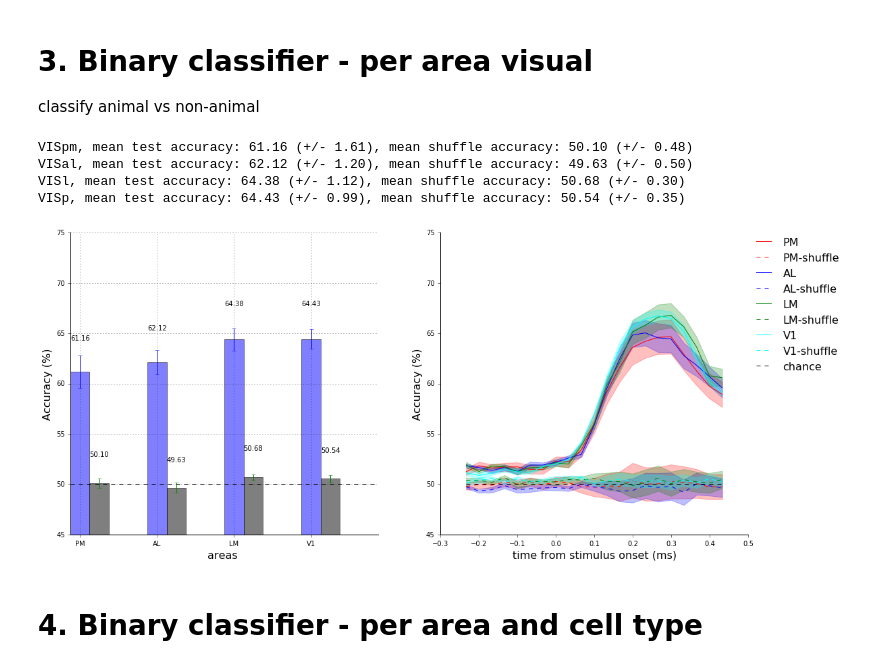
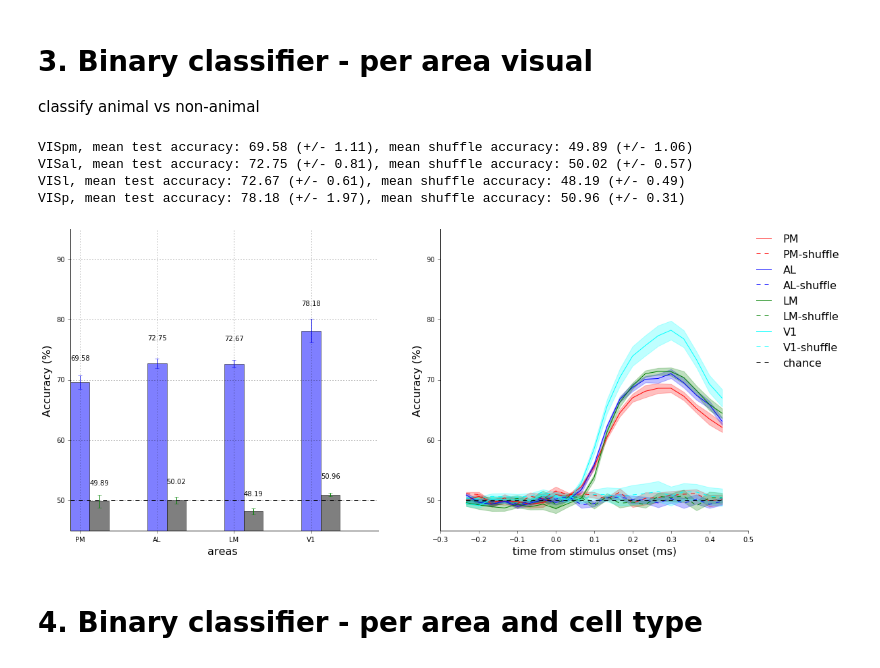
Before and after one commit to kachiO/machine-learning-notebooks, a Jupyter notebook: mouse natural images identity/Natural Scene Categorization.ipynb, the cells around one changed output. Drawn from its saved outputs; the diff is of its cells as text; code cells hidden in the pictures.

```diff
--- a/mouse natural images identity/Natural Scene Categorization.ipynb
+++ b/mouse natural images identity/Natural Scene Categorization.ipynb
@@ -114,11 +112,10 @@ VISp test score: 79.38
 classify animal vs non-animal
 # %%
 areas = [ 'VISpm', 'VISal', 'VISl', 'VISp']
-num_neurons_include = 2100
-niter = 10
+niter = 5
 stim_onset = 7
 stim_frames = 7
-limit_neurons = 1
+limit_neurons = 0
 scale = 1
 add_filename = '_all_neurons'
 
@@ -141,29 +138,30 @@ for aa in range(0,len(areas)):
         y[y==(cc+1)] = categories_values[cc]
     y_shuffle = shuffle(y)
 
-    #select range approximately 200 to 300ms from stimulus onset
-    X_train_range = XT[:,:,stim_onset + 6 :stim_onset + 10]
-    X = np.mean(X_train_range,axis=2) #compute mean
+    num_neurons_include = XT.shape[1]
+    if limit_neurons:
+        num_neurons_include = 2100
+        add_filename = '_2100_neurons'
 
     accuracy_per_iter = list()
     accuracy_per_iter_shuffle = list()
 
     for ii in range(niter):
-        if limit_neurons:
-            inds = np.random.randint(0,num_neurons_include,size=num_neurons_include)
-            X = X[:,inds]
-            XT = XT[:,inds,:]
-            add_filename = '_2100_neurons'
+        inds = np.random.randint(0,num_neurons_include,size=num_neurons_include)
+        thisXT = XT[:,inds,:]
 
         #for cross validation do, 70/30 split.
-        X_train,X_test,y_train,y_test = train_test_split(X,y,test_size=0.3)
-        y_train_shuffle = shuffle(y_train)
-        y_test_shuffle = shuffle(y_test)
+        XT_train,XT_test,y_train,y_test = train_test_split(XT,y,test_size=0.3)
+
+        #select range approximately 200 to 300ms from stimulus onset and compute mean
+        X_train = np.mean(XT_train[:,:,stim_onset + 6 :stim_onset + 10],axis=2)
+        X_test = np.mean(XT_test[:,:,stim_onset + 6 :stim_onset + 10],axis=2)
 
         #scale each feature [0,1]
         scaler = preprocessing.MinMaxScaler()
         X_train_scale = scaler.fit_transform(X_train)
         X_test_scale = scaler.fit_transform(X_test)
+
         if not scale:
             #normalize the response of each neuron to zero mean and unit variance
             #this uses a lot of memory. consider running on faster machine
@@ -178,8 +176,8 @@ for aa in range(0,len(areas)):
 
         # train linear SVM classifier on shuffled data
         linearSVM_1_shuffle = OneVsRestClassifier(LinearSVC(C=0.0163))
-        linearSVM_1_shuffle.fit(X_train_scale, y_train_shuffle)
-        accuracy_per_iter_shuffle.append(100*linearSVM_1_shuffle.score(X_test_scale,y_test_shuffle))
+        linearSVM_1_shuffle.fit(X_train_scale, shuffle(y_train))
+        accuracy_per_iter_shuffle.append(100*linearSVM_1_shuffle.score(X_test_scale,shuffle(y_test)))
 
         # test decoding accuracy across time
         window_frames_to_plot = XT.shape[2]
@@ -187,13 +185,10 @@ for aa in range(0,len(areas)):
         accuracy_time_shuffle = list()
 
         for w in np.arange(0,window_frames_to_plot):
-            X_data_test = XT[:,:,w]
-            X_test_time = X_data_test
-            y_test_time = y
+            X_test_time = XT_test[:,:,w]
             X_test_scale = scaler.transform(X_test_time)
-            accuracy_time.append(100*linearSVM_1.score(X_test_scale,y_test_time))
-            y_shuffle_time = shuffle(y_test_time)
-            accuracy_time_shuffle.append(100*linearSVM_1_shuffle.score(X_test_scale,y_shuffle_time))
+            accuracy_time.append(100*linearSVM_1.score(X_test_scale,y_test))
+            accuracy_time_shuffle.append(100*linearSVM_1_shuffle.score(X_test_scale,shuffle(y_test)))
 
         if ii == 0:
             accuracy_time_all = accuracy_time
@@ -239,10 +234,10 @@ for aa in range(0,len(areas)):
 
     num_classes = np.max(linearSVM_1.classes_)
 # %% [output]
-VISpm, mean test accuracy: 61.16 (+/- 1.61), mean shuffle accuracy: 50.10 (+/- 0.48)
-VISal, mean test accuracy: 62.12 (+/- 1.20), mean shuffle accuracy: 49.63 (+/- 0.50)
-VISl, mean test accuracy: 64.38 (+/- 1.12), mean shuffle accuracy: 50.68 (+/- 0.30)
-VISp, mean test accuracy: 64.43 (+/- 0.99), mean shuffle accuracy: 50.54 (+/- 0.35)
+VISpm, mean test accuracy: 69.58 (+/- 1.11), mean shuffle accuracy: 49.89 (+/- 1.06)
+VISal, mean test accuracy: 72.75 (+/- 0.81), mean shuffle accuracy: 50.02 (+/- 0.57)
+VISl, mean test accuracy: 72.67 (+/- 0.61), mean shuffle accuracy: 48.19 (+/- 0.49)
+VISp, mean test accuracy: 78.18 (+/- 1.97), mean shuffle accuracy: 50.96 (+/- 0.31)
 # %%
 #make pretty plots
 num_areas =len(areas)
@@ -271,7 +266,7 @@ xs = np.linspace(0,num_areas,num=num_areas)
 plt.plot(xs,chance,ls='--',color='black',label='chance')
 plt.xticks(inds + 0.5 * bar_width,area_labels)
 plt.grid()
-ax.set_ylim(45,75)
+ax.set_ylim(45,95)
 
 def autolabel(rects):
     # attach some text labels
@@ -284,35 +279,35 @@ autolabel(bar2)
 
 ax = plt.subplot(122)
 ax.spines["top"].set_visible(False)
 ax.spines["right"].set_visible(False)
 ax.get_xaxis().tick_bottom()
 ax.get_yaxis().tick_left()
 ax.tick_params(axis='both',direction='out')
-ax.set_ylim(45,75)
+ax.set_ylim(45,95)
 
 for aa in range(len(areas)):
     plt.plot(xtime,mean_accuracy_time_all[aa,:],label=area_labels[aa],color=colors[aa])
     upper = mean_accuracy_time_all[aa,:] + std_accuracy_time_all[aa,:]
     lower = mean_accuracy_time_all[aa,:] - std_accuracy_time_all[aa,:]
     plt.fill_between(xtime,lower,upper,alpha=0.25,color=colors[aa])
 
     plt.plot(xtime,mean_accuracy_time_all_shuffle[aa,:],label=area_labels[aa]+'-shuffle',
              ls='--',color=colors[aa])
     upper_shuffle = mean_accuracy_time_all_shuffle[aa,:] + std_accuracy_time_all[aa,:]
     lower_shuffle = mean_accuracy_time_all_shuffle[aa,:] - std_accuracy_time_all[aa,:]
     plt.fill_between(xtime,lower_shuffle,upper_shuffle,alpha=0.25,color=colors[aa])
 
 plt.ylabel('Accuracy (%)',fontsize=16)
 plt.xlabel('time from stimulus onset (ms)', fontsize=16)
 
 chance = chance_val*np.ones(window_frames_to_plot)
 plt.plot(xtime,chance,ls='--',color='black',label='chance')
 plt.legend(bbox_to_anchor=(1, 1), loc=2, borderaxespad=0.,frameon=False,fontsize=16)
 
 with PdfPages('Decoder accuracy all visual areas neurons - categorization'+add_filename+'.pdf') as pdf:
     pdf.savefig(fig)
 # %% [output]
-[figure, old version]
+[figure, new version]
 # %% [markdown]
 # 4. Binary classifier - per area and cell type
 # %%
```
Also changed, not shown: parts of 4 cells of this notebook, 2 other files.
